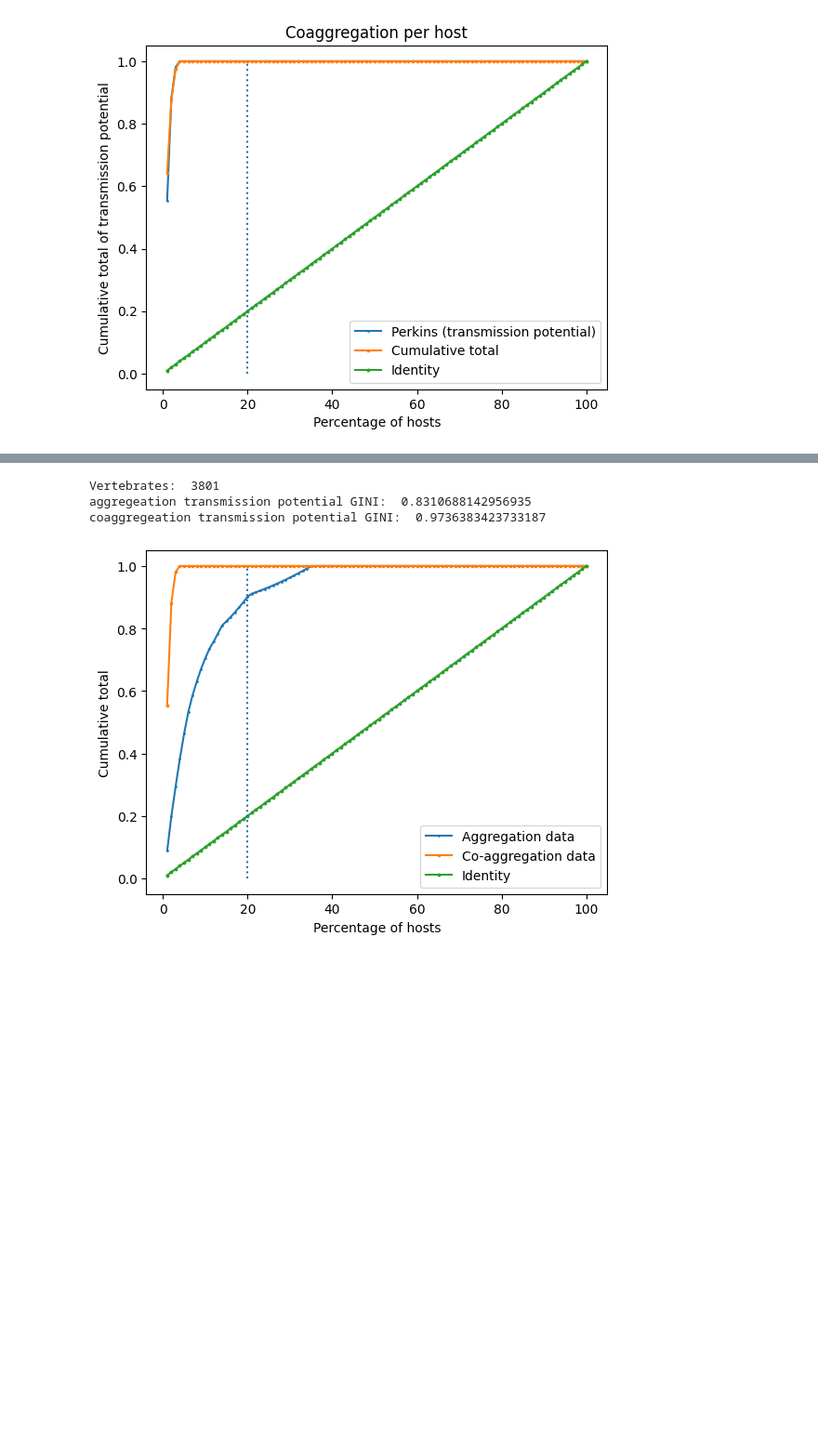
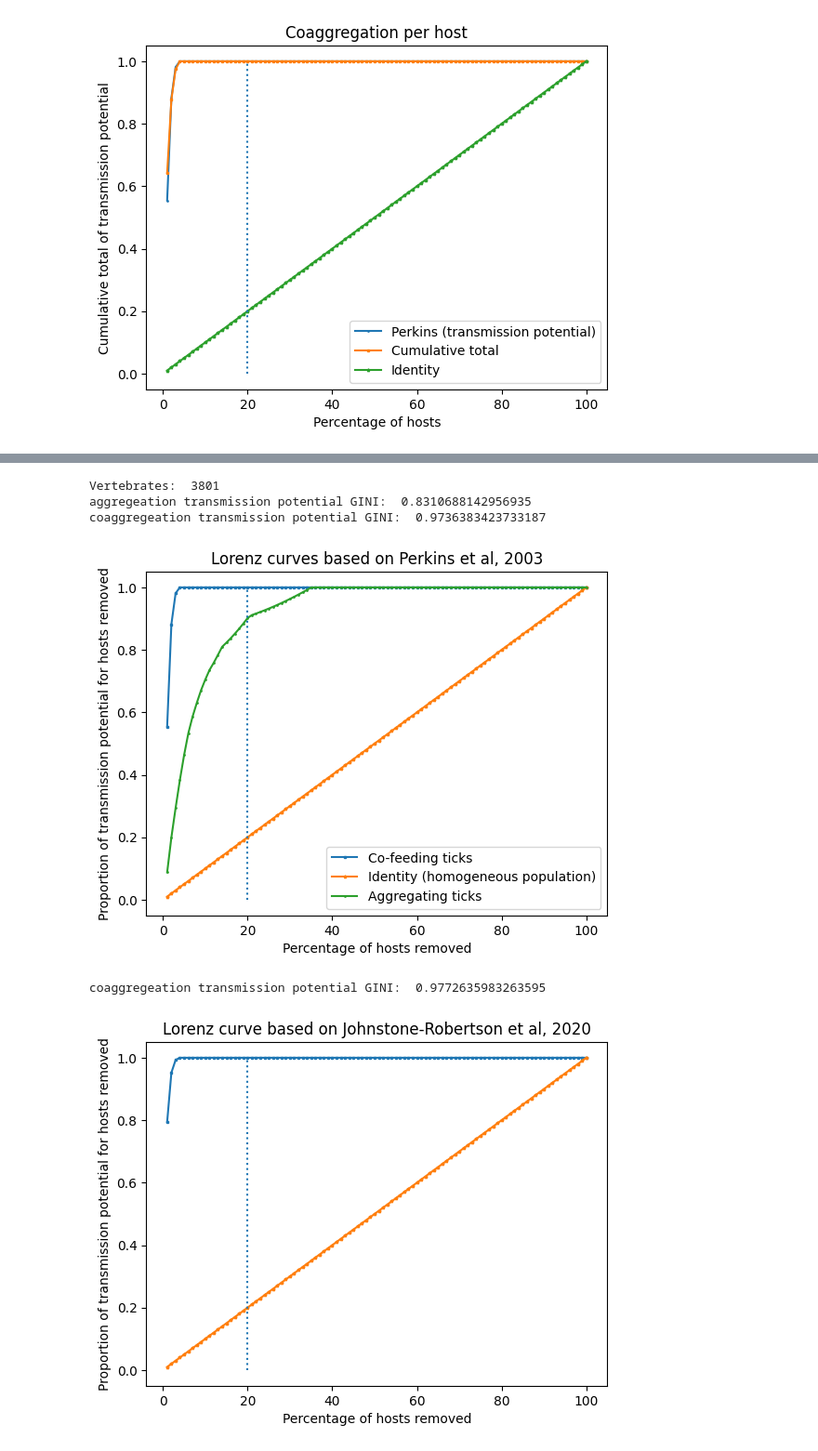
Before and after one commit to JasonThomasData/honours_project, a Jupyter notebook: src/LorenzCurves.ipynb, the cells around one changed output, grey strips where cells are left out. Shown at 93% size. Saved outputs shown, nothing was run; the diff lists cells and outputs as text; code cells hidden in the pictures; blank space fills up the shorter version.

```diff
--- a/src/LorenzCurves.ipynb
+++ b/src/LorenzCurves.ipynb
@@ -263,12 +264,3 @@ from coaggregation_offspring import get_aggregation_per_vertebrate, get_coaggreg
-# %%
-from scipy.integrate import simpson
-
-def gini_coefficient(line_pts):
-    curve_area = simpson(line_pts, dx=1)
-    # In all cases, the x-axis is 1:100, and y is 0:1, so the area under the identity function is (1*100)/2 = 50
-    B = 50
-    A = abs(curve_area - B) # This way, the curve can be above or below, or both, compared to the identity function
-    return A/B
 # %% [markdown]
 ### Difference between traditional notion of aggregation and Perkins calculation
 
@@ -425,20 +432,24 @@ def plot_Perkins_curves(aggregation_per_vertebrate, coaggregation_per_vertebrate
 # %%
 # First, do it for all data
 
 df = pd.read_excel(open('Kielder_data_NGM.xlsx', 'rb'),
               sheet_name='Burden Data')
 
 data = df[(df["Species"] == "SA") | (df["Species"] == "FV")]
 #data = data[data["Year"] == 2004]
 print("Vertebrates: ", len(data))
 ricinus = True
 trianguliceps = True
 
-aggregation_per_vertebrate = get_aggregation_per_vertebrate(data, ricinus=ricinus, trianguliceps=trianguliceps)
-coaggregation_per_vertebrate = get_coaggregation_per_vertebrate(data, ricinus=ricinus, trianguliceps=trianguliceps)
-plot_Perkins_curves(aggregation_per_vertebrate, coaggregation_per_vertebrate, remove_zero=False)
+tick_species_display = "I. ricinus, I. trianguliceps"
+host_species_display = "SA, FV"
+years_display = "2004, 2005"
+
+get_charts_for_selected_data(data, ricinus, trianguliceps, tick_species_display, host_species_display, years_display)
 # %% [output]
 Vertebrates:  3801
 aggregeation transmission potential GINI:  0.8310688142956935
 coaggregeation transmission potential GINI:  0.9736383423733187
-[figure, old version]
+[figure, new version]
+coaggregeation transmission potential GINI:  0.9772635983263595
+[figure, added]
```
Also changed, not shown: parts of 17 cells of this notebook, 18 other files.
